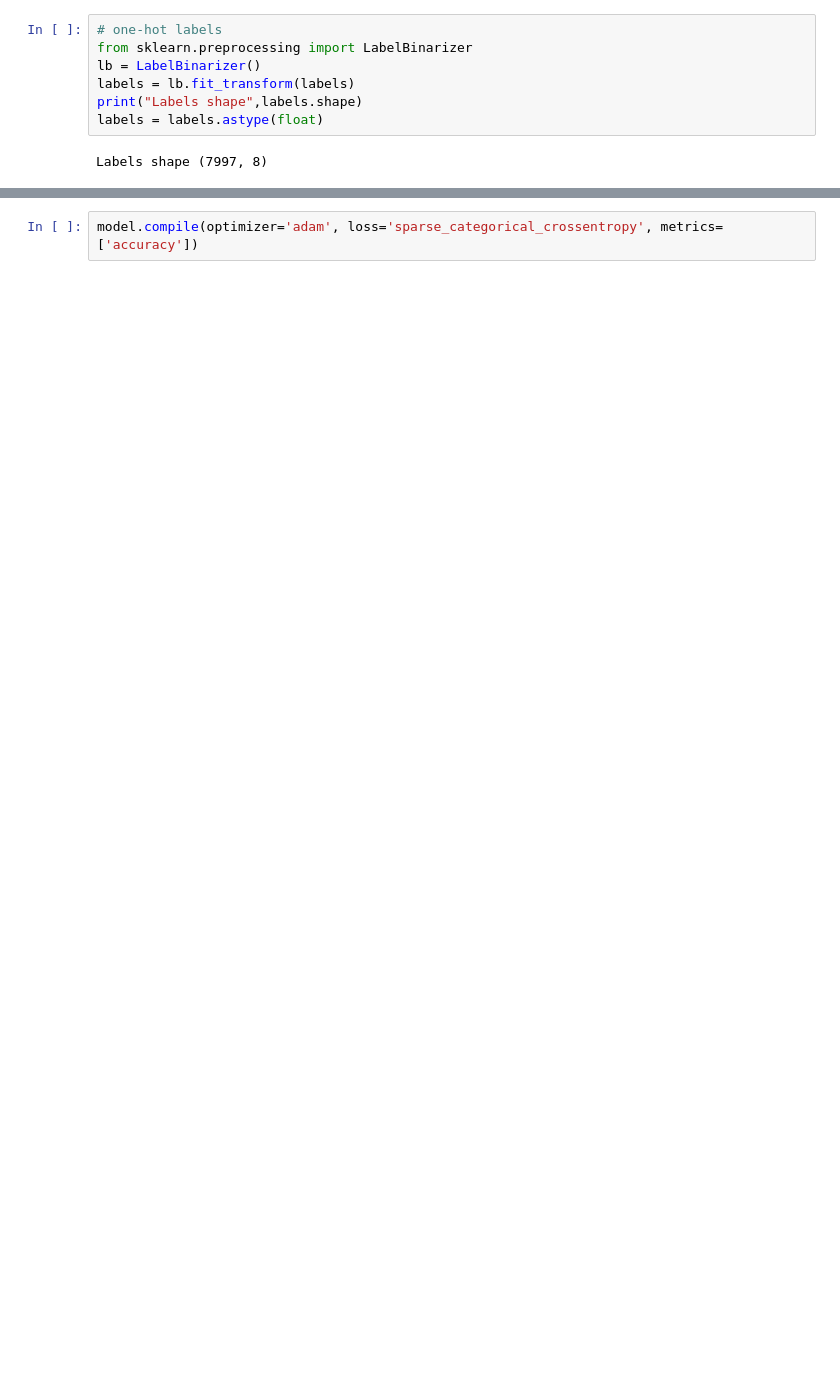
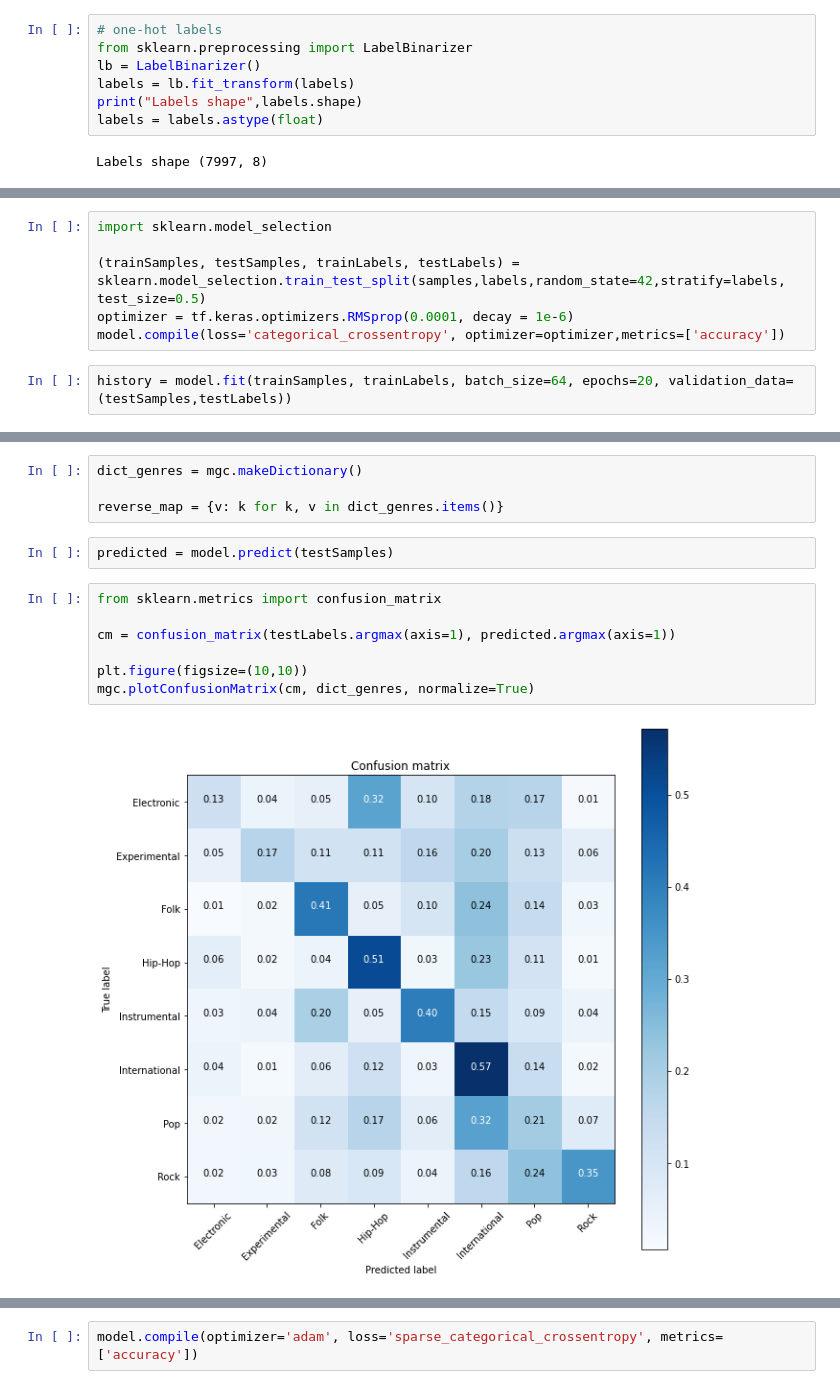
Before and after one commit to Wojwos/music-genre-classification, a Jupyter notebook: MusicGenreClassification.ipynb, the cells around one changed output, grey strips where cells are left out. Drawn from its saved outputs; the diff is of its cells as text; blank space fills up the shorter version.

```diff
--- a/MusicGenreClassification.ipynb
+++ b/MusicGenreClassification.ipynb
@@ -206,0 +104,8 @@ model.add(Dense(8, activation='softmax'))
+# %%
+import sklearn.model_selection
+
+(trainSamples, testSamples, trainLabels, testLabels) = sklearn.model_selection.train_test_split(samples,labels,random_state=42,stratify=labels, test_size=0.5)
+optimizer = tf.keras.optimizers.RMSprop(0.0001, decay = 1e-6)
+model.compile(loss='categorical_crossentropy', optimizer=optimizer,metrics=['accuracy'])
+# %%
+history = model.fit(trainSamples, trainLabels, batch_size=64, epochs=20, validation_data=(testSamples,testLabels))
@@ -206,0 +130,15 @@ model.add(Dense(8, activation='softmax'))
+# %%
+dict_genres = mgc.makeDictionary()
+
+reverse_map = {v: k for k, v in dict_genres.items()}
+# %%
+predicted = model.predict(testSamples)
+# %%
+from sklearn.metrics import confusion_matrix
+
+cm = confusion_matrix(testLabels.argmax(axis=1), predicted.argmax(axis=1))
+
+plt.figure(figsize=(10,10))
+mgc.plotConfusionMatrix(cm, dict_genres, normalize=True)
+# %% [output]
+[figure, added]
```
Also changed, not shown: parts of 49 cells of this notebook, 1 other file.
